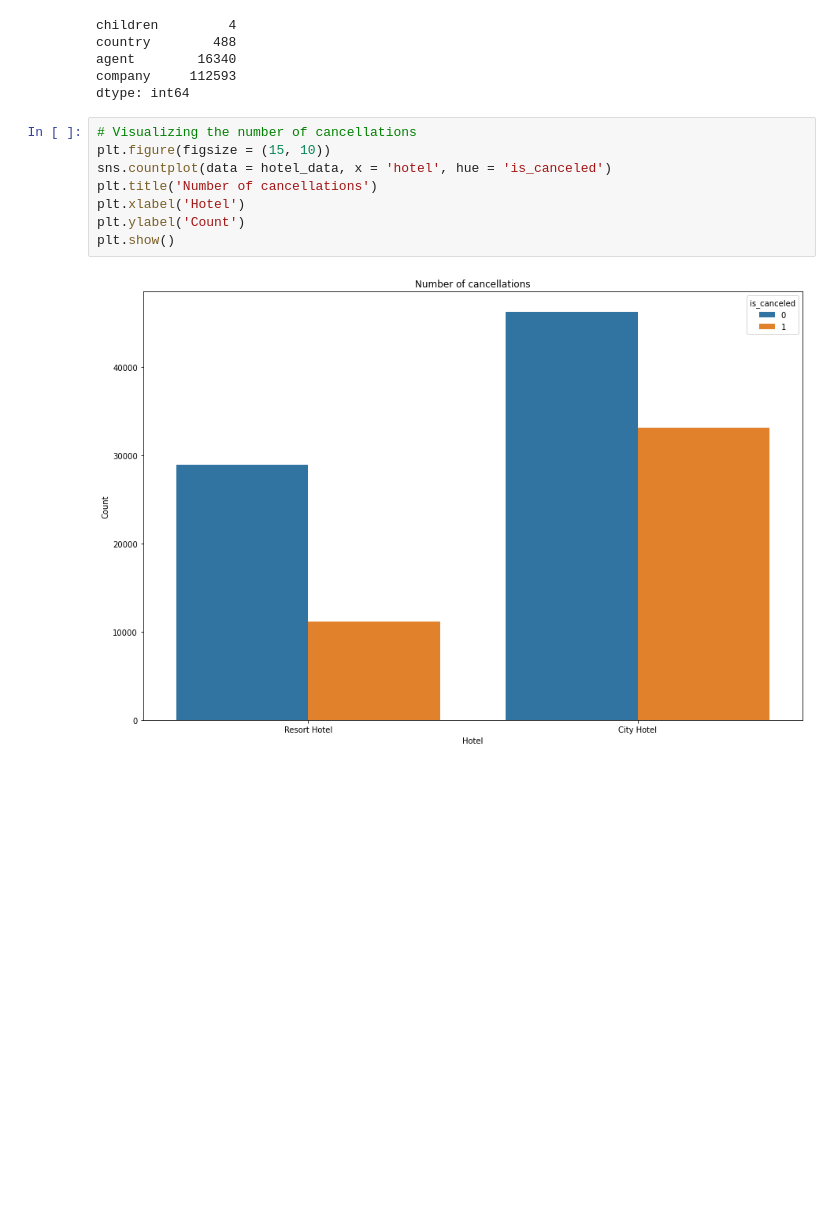
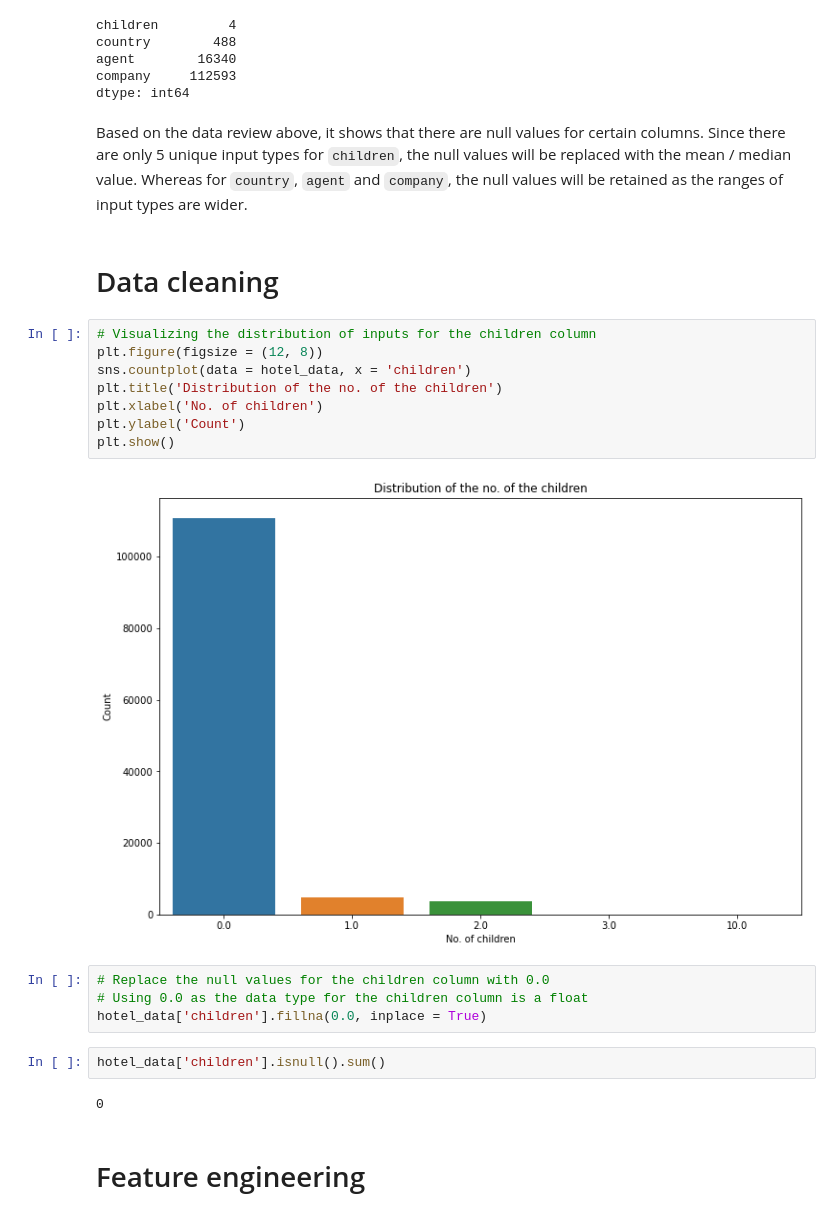
Before and after one commit to technocrat13/project_hospitality, a Jupyter notebook: AML_hospitality.ipynb, the cells around one changed output. Cells and saved outputs as stored; diff of their text form; blank space fills up the shorter version.

Commit message:
Data cleaning / Feature engineering

```diff
--- a/AML_hospitality.ipynb
+++ b/AML_hospitality.ipynb
@@ -74,13 +86,27 @@ country        488
 agent        16340
 company     112593
 dtype: int64
+# %% [markdown]
+Based on the data review above, it shows that there are null values for certain columns. Since there are only 5 unique input types for `children`, the null values will be replaced with the mean / median value. Whereas for `country`, `agent` and `company`, the null values will be retained as the ranges of input types are wider.
+# %% [markdown]
+# Data cleaning
 # %%
-# Visualizing the number of cancellations
-plt.figure(figsize = (15, 10))
-sns.countplot(data = hotel_data, x = 'hotel', hue = 'is_canceled')
-plt.title('Number of cancellations')
-plt.xlabel('Hotel')
+# Visualizing the distribution of inputs for the children column
+plt.figure(figsize = (12, 8))
+sns.countplot(data = hotel_data, x = 'children')
+plt.title('Distribution of the no. of the children')
+plt.xlabel('No. of children')
 plt.ylabel('Count')
 plt.show()
 # %% [output]
-[figure, old version]
+[figure, new version]
+# %%
+# Replace the null values for the children column with 0.0
+# Using 0.0 as the data type for the children column is a float
+hotel_data['children'].fillna(0.0, inplace = True)
+# %%
+hotel_data['children'].isnull().sum()
+# %% [output]
+0
+# %% [markdown]
+# Feature engineering
```
Also changed, not shown: parts of 10 cells of this notebook.
